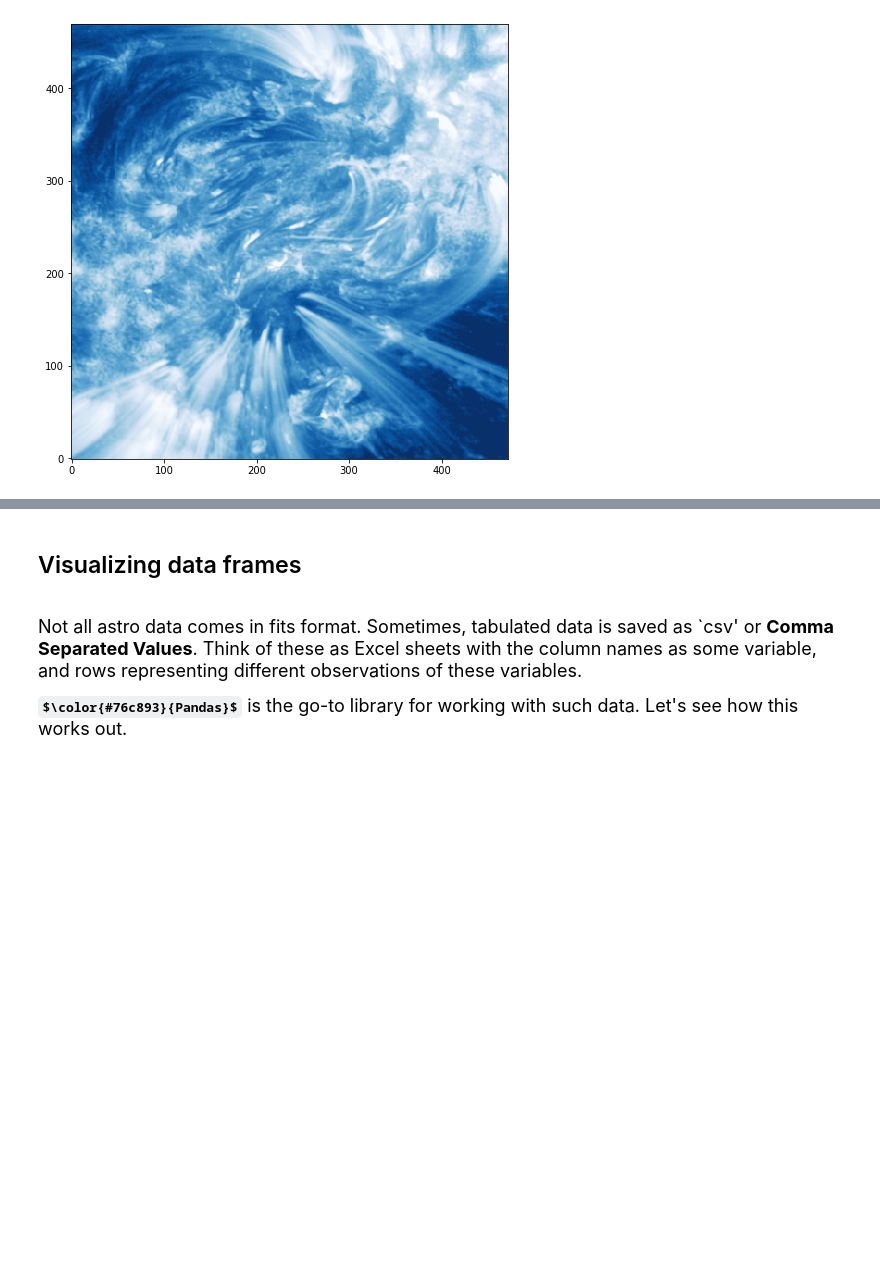
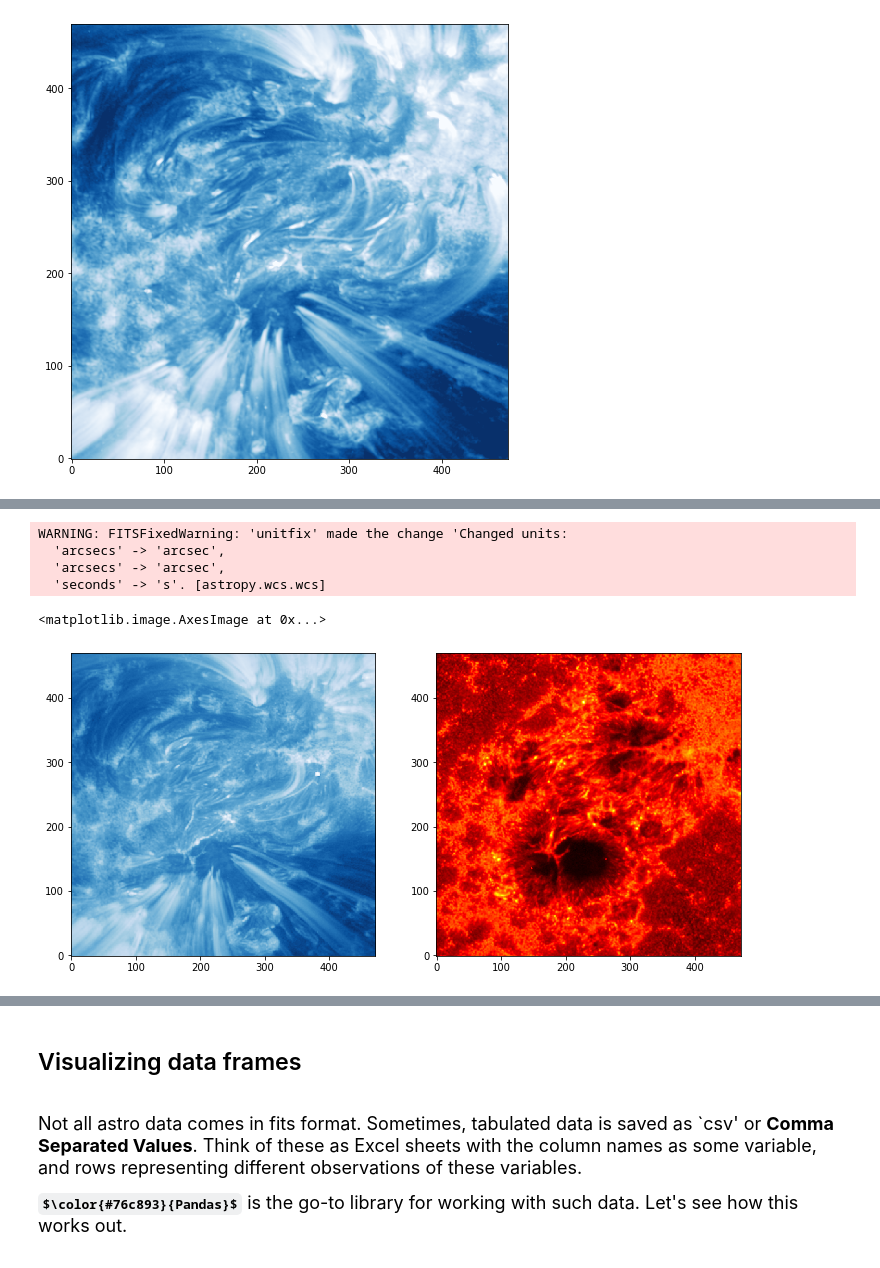
Before and after one commit to Vishal-Upendran/IUCAASummerSchool2021, a Jupyter notebook: Python_Intro.ipynb, the cells around one changed output, grey strips where cells are left out. Saved outputs shown, nothing was run; the diff lists cells and outputs as text; code cells hidden in the pictures; some formulas as TeX source; blank space fills up the shorter version.

```diff
--- a/Python_Intro.ipynb
+++ b/Python_Intro.ipynb
@@ -403,0 +446,28 @@ HTML(animation.to_html5_video())
+# %%
+aia1 = fits.open("aia_l2_20141022_081850_3860261381_171.fits")
+aia2 = fits.open("aia_l2_20141022_081850_3860261381_1600.fits")
+
+aiadata1 = aia1[0].data
+aiadata2 = aia2[0].data
+
+wcs1  = WCS(aia1[0].header)
+wcs2  = WCS(aia2[0].header)
+# %% [output]
+WARNING: FITSFixedWarning: 'unitfix' made the change 'Changed units:
+  'arcsecs' -> 'arcsec',
+  'arcsecs' -> 'arcsec',
+  'seconds' -> 's'. [astropy.wcs.wcs]
+# %%
+index = -50
+
+tmp_aiadata1 = np.log10(aiadata1[index])
+tmp_aiadata2 = np.log10(aiadata2[index])
+
+plt.figure(figsize=(12,6))
+plt.subplot(1,2,1)
+plt.imshow(tmp_aiadata1,origin='lower',cmap='Blues_r')
+plt.subplot(1,2,2)
+plt.imshow(tmp_aiadata2,origin='lower',cmap='hot')
+# %% [output]
+<matplotlib.image.AxesImage at 0x...>
+[figure, added]
```
Also changed, not shown: parts of 17 cells of this notebook.
